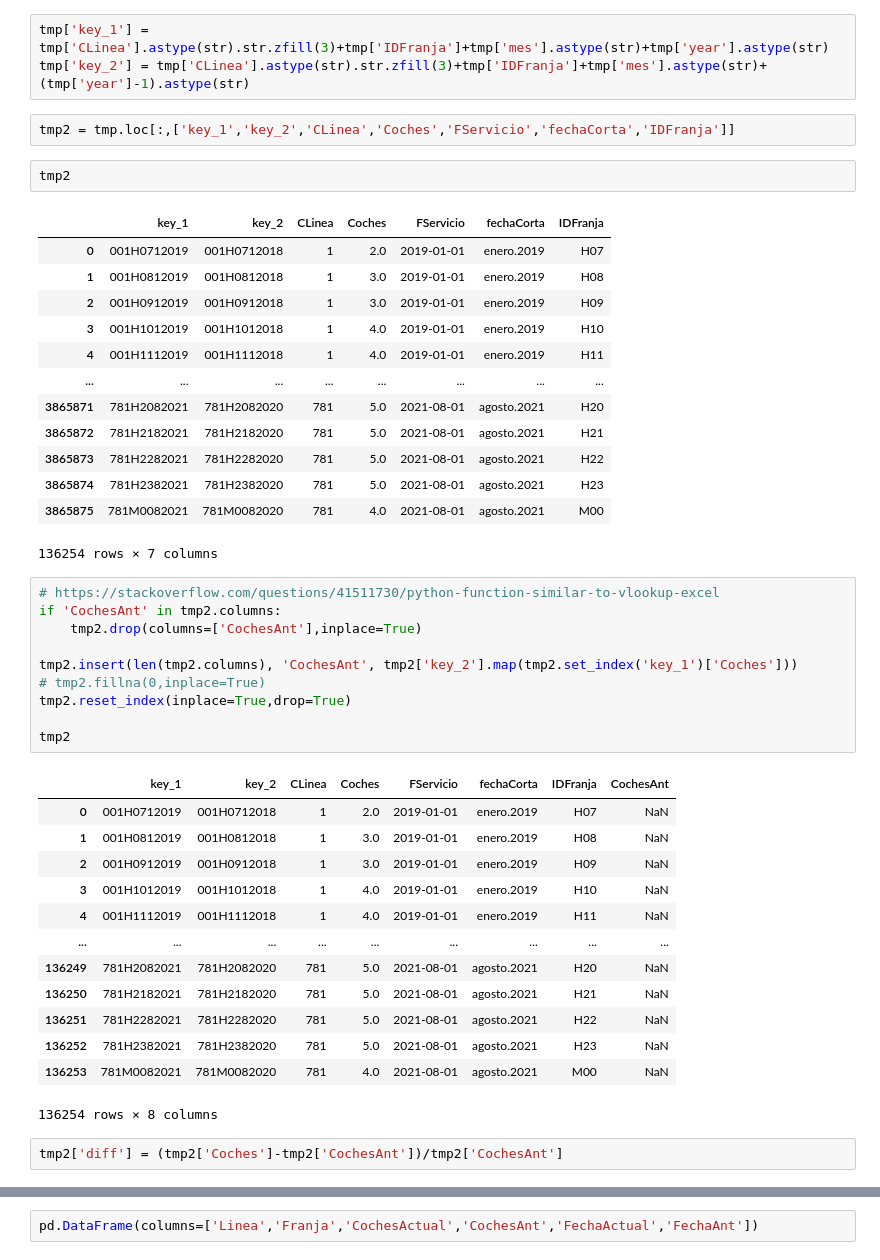
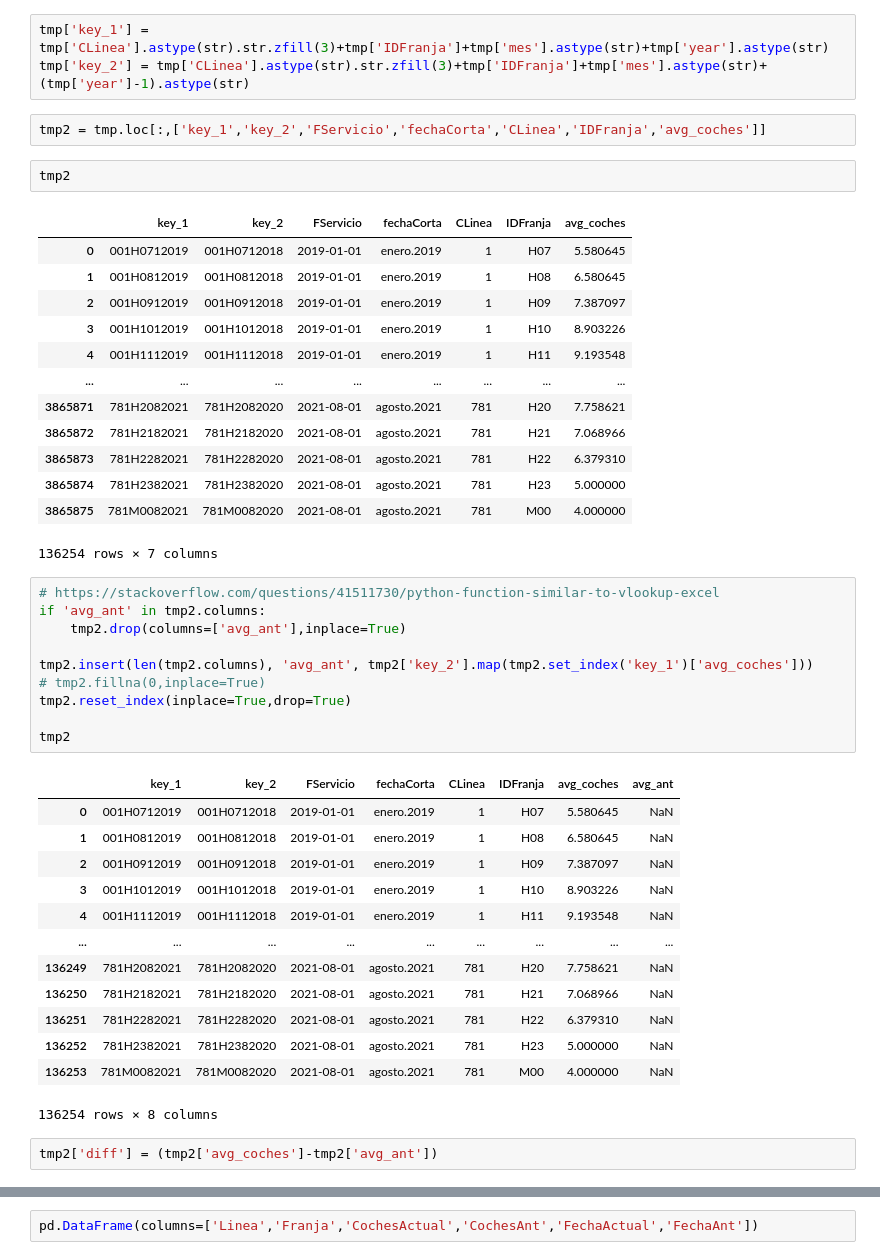
Before and after one commit to nacholopex/emt_madrid, a Jupyter notebook: 2022_emt_evolucion.ipynb, the cells around one changed output, grey strips where cells are left out. Drawn from its saved outputs; the diff is of its cells as text.

```diff
--- a/2022_emt_evolucion.ipynb
+++ b/2022_emt_evolucion.ipynb
@@ -245,46 +232,46 @@ tmp['year'] = tmp['FServicio'].dt.year
 tmp['key_1'] = tmp['CLinea'].astype(str).str.zfill(3)+tmp['IDFranja']+tmp['mes'].astype(str)+tmp['year'].astype(str)
 tmp['key_2'] = tmp['CLinea'].astype(str).str.zfill(3)+tmp['IDFranja']+tmp['mes'].astype(str)+(tmp['year']-1).astype(str)
 # %%
-tmp2 = tmp.loc[:,['key_1','key_2','CLinea','Coches','FServicio','fechaCorta','IDFranja']]
+tmp2 = tmp.loc[:,['key_1','key_2','FServicio','fechaCorta','CLinea','IDFranja','avg_coches']]
 # %%
 tmp2
 # %% [output]
-|  | key_1 | key_2 | CLinea | Coches | FServicio | fechaCorta | IDFranja |
-| 0 | 001H0712019 | 001H0712018 | 1 | 2.0 | 2019-01-01 | enero.2019 | H07 |
-| 1 | 001H0812019 | 001H0812018 | 1 | 3.0 | 2019-01-01 | enero.2019 | H08 |
-| 2 | 001H0912019 | 001H0912018 | 1 | 3.0 | 2019-01-01 | enero.2019 | H09 |
-| 3 | 001H1012019 | 001H1012018 | 1 | 4.0 | 2019-01-01 | enero.2019 | H10 |
-| 4 | 001H1112019 | 001H1112018 | 1 | 4.0 | 2019-01-01 | enero.2019 | H11 |
+|  | key_1 | key_2 | FServicio | fechaCorta | CLinea | IDFranja | avg_coches |
+| 0 | 001H0712019 | 001H0712018 | 2019-01-01 | enero.2019 | 1 | H07 | 5.580645 |
+| 1 | 001H0812019 | 001H0812018 | 2019-01-01 | enero.2019 | 1 | H08 | 6.580645 |
+| 2 | 001H0912019 | 001H0912018 | 2019-01-01 | enero.2019 | 1 | H09 | 7.387097 |
+| 3 | 001H1012019 | 001H1012018 | 2019-01-01 | enero.2019 | 1 | H10 | 8.903226 |
+| 4 | 001H1112019 | 001H1112018 | 2019-01-01 | enero.2019 | 1 | H11 | 9.193548 |
 | ... | ... | ... | ... | ... | ... | ... | ... |
-| 3865871 | 781H2082021 | 781H2082020 | 781 | 5.0 | 2021-08-01 | agosto.2021 | H20 |
-| 3865872 | 781H2182021 | 781H2182020 | 781 | 5.0 | 2021-08-01 | agosto.2021 | H21 |
-| 3865873 | 781H2282021 | 781H2282020 | 781 | 5.0 | 2021-08-01 | agosto.2021 | H22 |
-| 3865874 | 781H2382021 | 781H2382020 | 781 | 5.0 | 2021-08-01 | agosto.2021 | H23 |
-| 3865875 | 781M0082021 | 781M0082020 | 781 | 4.0 | 2021-08-01 | agosto.2021 | M00 |
+| 3865871 | 781H2082021 | 781H2082020 | 2021-08-01 | agosto.2021 | 781 | H20 | 7.758621 |
+| 3865872 | 781H2182021 | 781H2182020 | 2021-08-01 | agosto.2021 | 781 | H21 | 7.068966 |
+| 3865873 | 781H2282021 | 781H2282020 | 2021-08-01 | agosto.2021 | 781 | H22 | 6.379310 |
+| 3865874 | 781H2382021 | 781H2382020 | 2021-08-01 | agosto.2021 | 781 | H23 | 5.000000 |
+| 3865875 | 781M0082021 | 781M0082020 | 2021-08-01 | agosto.2021 | 781 | M00 | 4.000000 |
 136254 rows × 7 columns
 # %%
 # https://stackoverflow.com/questions/41511730/python-function-similar-to-vlookup-excel
-if 'CochesAnt' in tmp2.columns:
-    tmp2.drop(columns=['CochesAnt'],inplace=True)
+if 'avg_ant' in tmp2.columns:
+    tmp2.drop(columns=['avg_ant'],inplace=True)
 
-tmp2.insert(len(tmp2.columns), 'CochesAnt', tmp2['key_2'].map(tmp2.set_index('key_1')['Coches']))
+tmp2.insert(len(tmp2.columns), 'avg_ant', tmp2['key_2'].map(tmp2.set_index('key_1')['avg_coches']))
 # tmp2.fillna(0,inplace=True)
 tmp2.reset_index(inplace=True,drop=True)
 
 tmp2
 # %% [output]
-|  | key_1 | key_2 | CLinea | Coches | FServicio | fechaCorta | IDFranja | CochesAnt |
-| 0 | 001H0712019 | 001H0712018 | 1 | 2.0 | 2019-01-01 | enero.2019 | H07 | NaN |
-| 1 | 001H0812019 | 001H0812018 | 1 | 3.0 | 2019-01-01 | enero.2019 | H08 | NaN |
-| 2 | 001H0912019 | 001H0912018 | 1 | 3.0 | 2019-01-01 | enero.2019 | H09 | NaN |
-| 3 | 001H1012019 | 001H1012018 | 1 | 4.0 | 2019-01-01 | enero.2019 | H10 | NaN |
-| 4 | 001H1112019 | 001H1112018 | 1 | 4.0 | 2019-01-01 | enero.2019 | H11 | NaN |
+|  | key_1 | key_2 | FServicio | fechaCorta | CLinea | IDFranja | avg_coches | avg_ant |
+| 0 | 001H0712019 | 001H0712018 | 2019-01-01 | enero.2019 | 1 | H07 | 5.580645 | NaN |
+| 1 | 001H0812019 | 001H0812018 | 2019-01-01 | enero.2019 | 1 | H08 | 6.580645 | NaN |
+| 2 | 001H0912019 | 001H0912018 | 2019-01-01 | enero.2019 | 1 | H09 | 7.387097 | NaN |
+| 3 | 001H1012019 | 001H1012018 | 2019-01-01 | enero.2019 | 1 | H10 | 8.903226 | NaN |
+| 4 | 001H1112019 | 001H1112018 | 2019-01-01 | enero.2019 | 1 | H11 | 9.193548 | NaN |
 | ... | ... | ... | ... | ... | ... | ... | ... | ... |
-| 136249 | 781H2082021 | 781H2082020 | 781 | 5.0 | 2021-08-01 | agosto.2021 | H20 | NaN |
-| 136250 | 781H2182021 | 781H2182020 | 781 | 5.0 | 2021-08-01 | agosto.2021 | H21 | NaN |
-| 136251 | 781H2282021 | 781H2282020 | 781 | 5.0 | 2021-08-01 | agosto.2021 | H22 | NaN |
-| 136252 | 781H2382021 | 781H2382020 | 781 | 5.0 | 2021-08-01 | agosto.2021 | H23 | NaN |
-| 136253 | 781M0082021 | 781M0082020 | 781 | 4.0 | 2021-08-01 | agosto.2021 | M00 | NaN |
+| 136249 | 781H2082021 | 781H2082020 | 2021-08-01 | agosto.2021 | 781 | H20 | 7.758621 | NaN |
+| 136250 | 781H2182021 | 781H2182020 | 2021-08-01 | agosto.2021 | 781 | H21 | 7.068966 | NaN |
+| 136251 | 781H2282021 | 781H2282020 | 2021-08-01 | agosto.2021 | 781 | H22 | 6.379310 | NaN |
+| 136252 | 781H2382021 | 781H2382020 | 2021-08-01 | agosto.2021 | 781 | H23 | 5.000000 | NaN |
+| 136253 | 781M0082021 | 781M0082020 | 2021-08-01 | agosto.2021 | 781 | M00 | 4.000000 | NaN |
 136254 rows × 8 columns
 # %%
-tmp2['diff'] = (tmp2['Coches']-tmp2['CochesAnt'])/tmp2['CochesAnt']
+tmp2['diff'] = (tmp2['avg_coches']-tmp2['avg_ant'])
```
Also changed, not shown: parts of 5 cells of this notebook.
